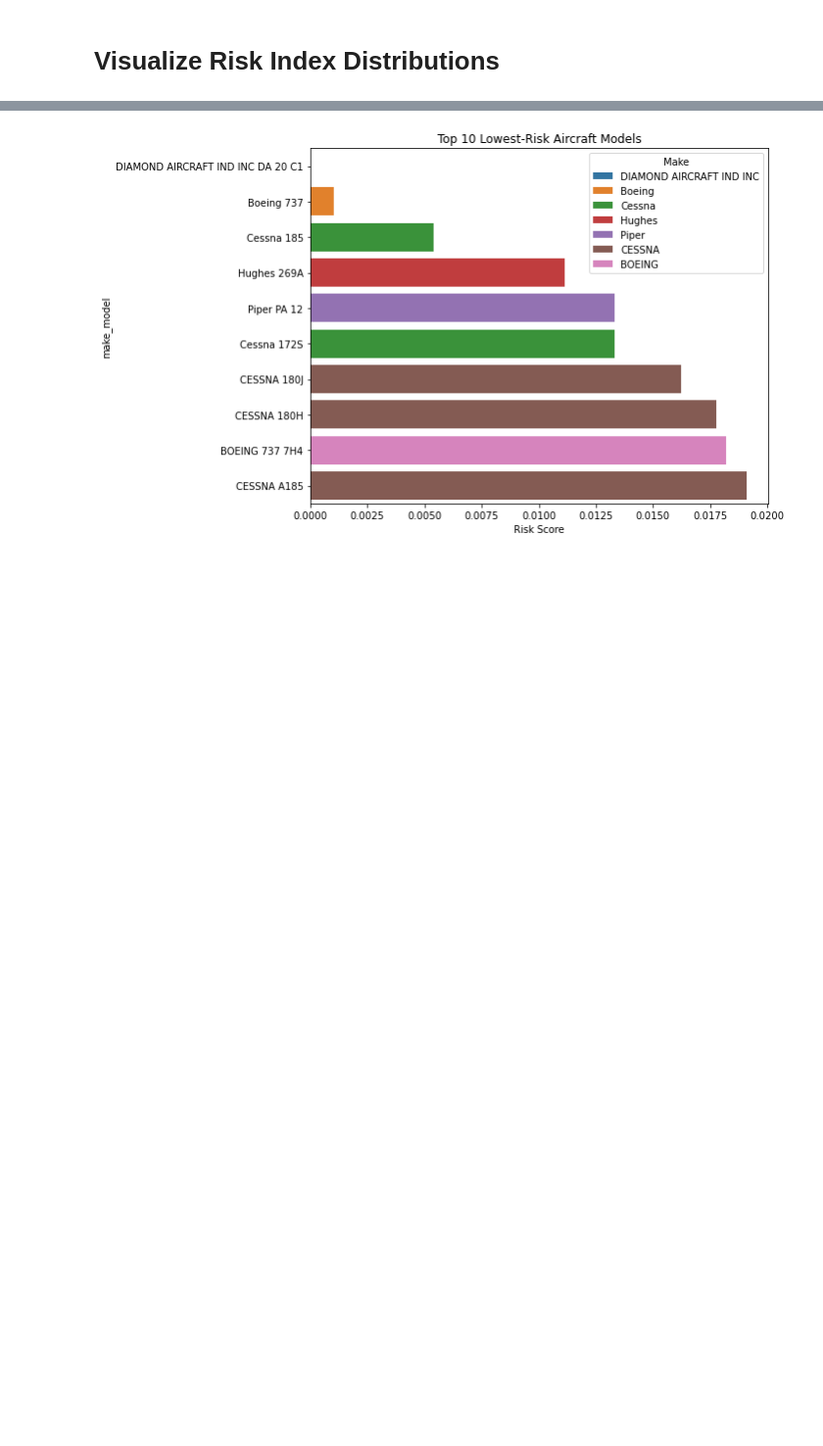
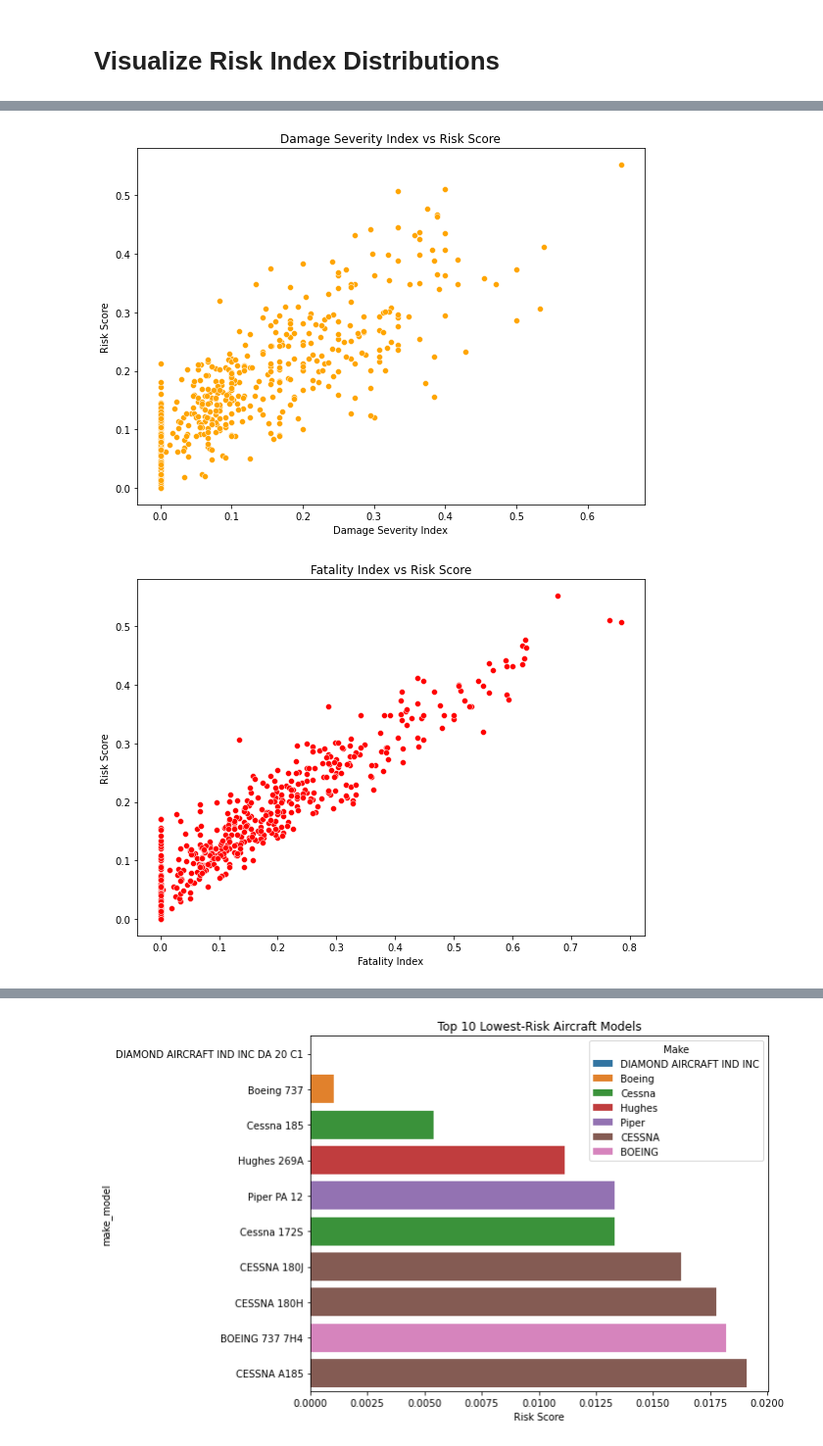
Before and after one commit to dkamash/dsc-phase-1-Aircraft-Investment, a Jupyter notebook: student.ipynb, the cells around one changed output, grey strips where cells are left out. Shown at 98% size. Cells and saved outputs as stored; diff of their text form; code cells hidden in the pictures; blank space fills up the shorter version.

```diff
--- a/student.ipynb
+++ b/student.ipynb
@@ -275 +237,22 @@ plt.show()
+# %%
+# Scatter plot: Damage Severity Index vs Risk Score
+plt.figure(figsize=(8, 6))
+sns.scatterplot(data=model_summary_df, x='damage_severity_index', y='risk_score', color='orange')
+plt.title('Damage Severity Index vs Risk Score')
+plt.xlabel('Damage Severity Index')
+plt.ylabel('Risk Score')
+plt.tight_layout()
+plt.show()
+
+# Scatter plot: Fatality Index vs Risk Score
+plt.figure(figsize=(8, 6))
+sns.scatterplot(data=model_summary_df, x='fatality_index', y='risk_score', color='red')
+plt.title('Fatality Index vs Risk Score')
+plt.xlabel('Fatality Index')
+plt.ylabel('Risk Score')
+plt.tight_layout()
+plt.show()
+# %% [output]
+[figure, added]
+[figure, added]
 # %%
```
Also changed, not shown: parts of 7 cells of this notebook, 4 other files.
